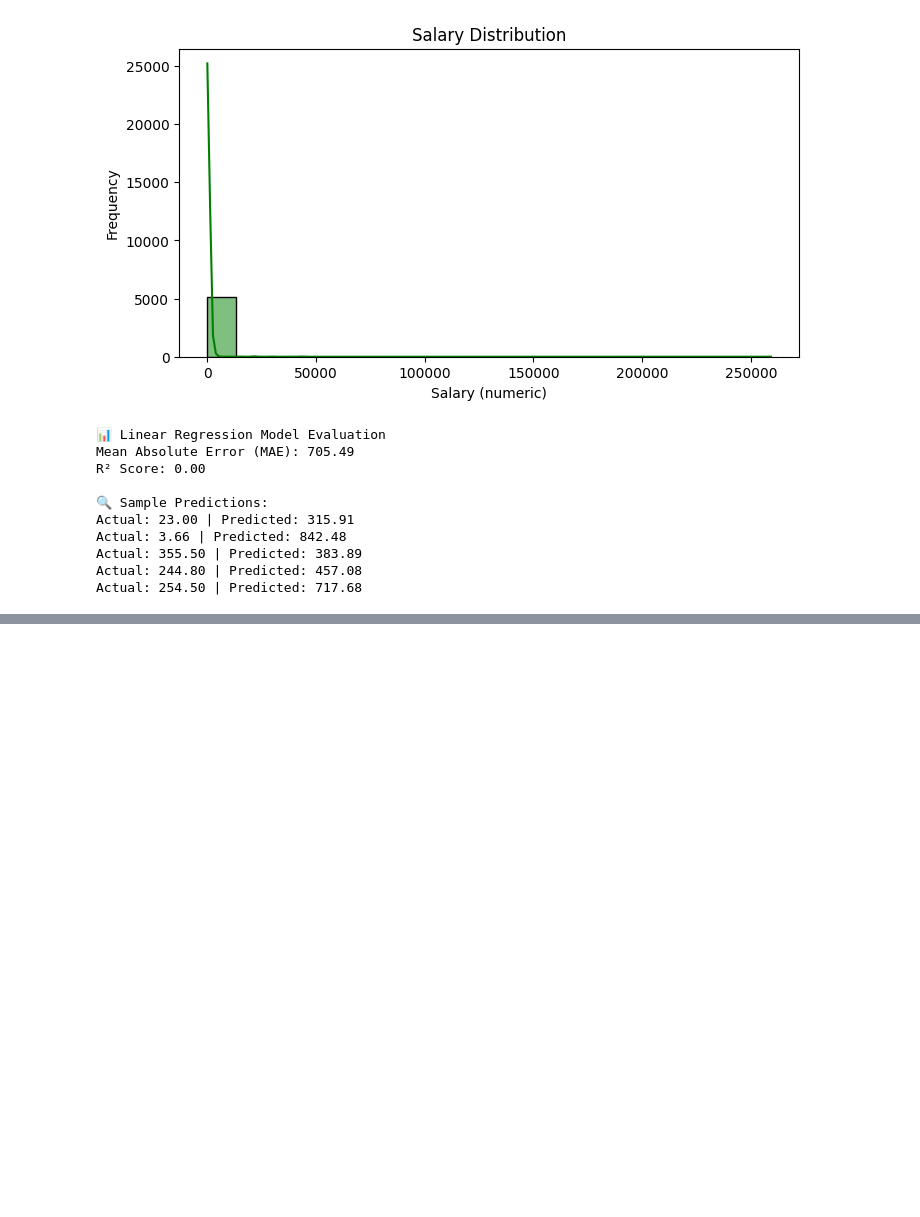
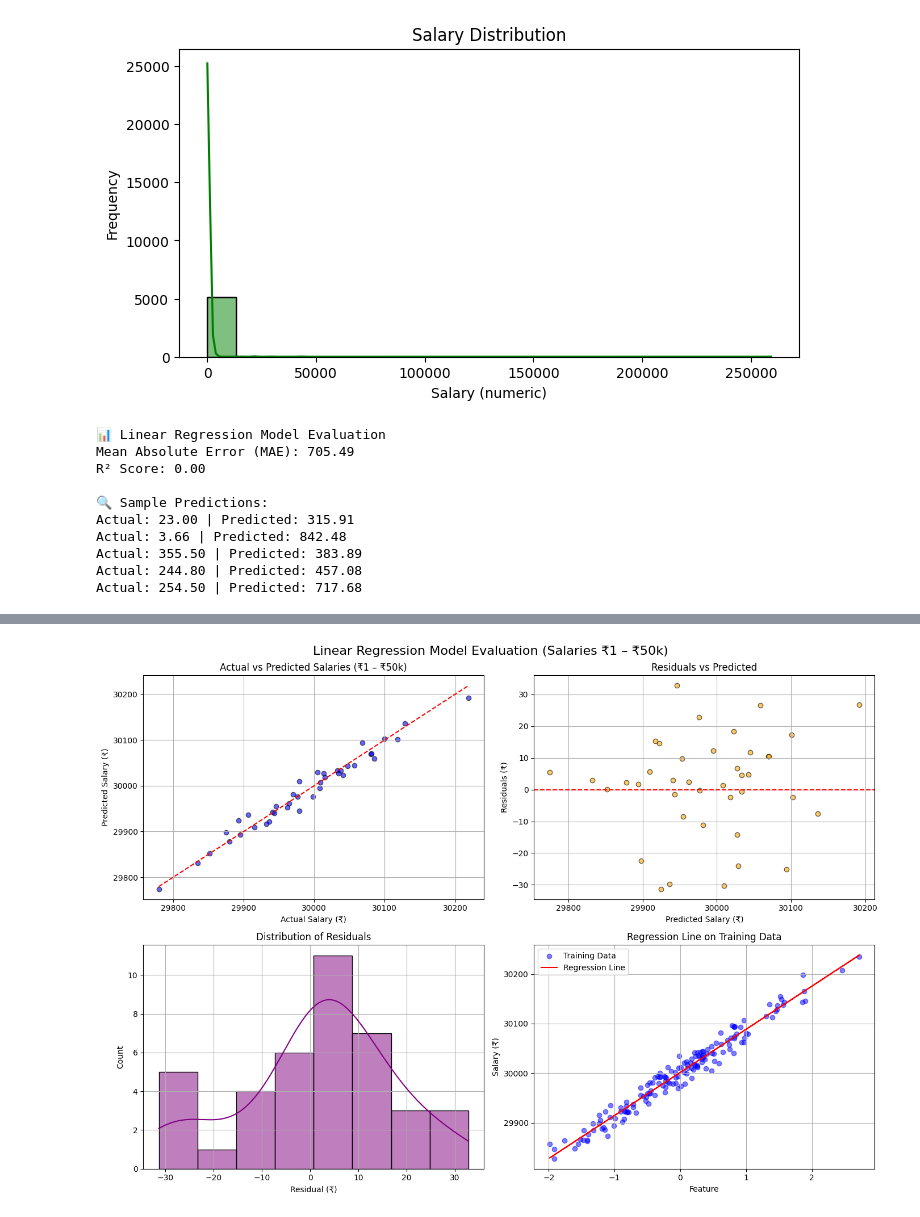
Before and after one commit to Bricx1/ELECTIVE, a Jupyter notebook: alubaJob.ipynb, the cells around one changed output, grey strips where cells are left out. Cells and saved outputs as stored; diff of their text form; code cells hidden in the pictures; blank space fills up the shorter version.

```diff
--- a/alubaJob.ipynb
+++ b/alubaJob.ipynb
@@ -120,0 +108,77 @@ plt.show()
+# %%
+# Required libraries
+import numpy as np
+import matplotlib.pyplot as plt
+import seaborn as sns
+from sklearn.linear_model import LinearRegression
+from sklearn.model_selection import train_test_split
+from sklearn.datasets import make_regression
+
+# Generate sample data (replace this with your actual data if needed)
+X, y = make_regression(n_samples=200, n_features=1, noise=15, random_state=42)
+y = y + 30000  # Shift the base salary lower to increase <₹50k values
+
+# Split the dataset
+X_train, X_test, y_train, y_test = train_test_split(X, y, test_size=0.2, random_state=42)
+
+# Train a linear regression model
+model = LinearRegression()
+model.fit(X_train, y_train)
+
+# Predict on test set
+y_pred = model.predict(X_test)
+
+# Filter for salaries between ₹1 and ₹50,000
+salary_min = 1
+salary_cap = 50000
+mask = (y_test >= salary_min) & (y_test <= salary_cap) & (y_pred <= salary_cap)
+y_test_filtered = y_test[mask]
+y_pred_filtered = y_pred[mask]
+
+# Calculate residuals
+residuals = y_test_filtered - y_pred_filtered
+
+# Create subplots
+fig, axes = plt.subplots(2, 2, figsize=(14, 10))
+plt.subplots_adjust(hspace=0.4, wspace=0.3)
+
+# Plot 1: Actual vs Predicted Salaries
+axes[0, 0].scatter(y_test_filtered, y_pred_filtered, color='blue', alpha=0.6, edgecolors='black')
+axes[0, 0].plot([y_test_filtered.min(), y_test_filtered.max()],
+                [y_test_filtered.min(), y_test_filtered.max()], 'r--')
+axes[0, 0].set_title("Actual vs Predicted Salaries (₹1 – ₹50000)")
+axes[0, 0].set_xlabel("Actual Salary (₹)")
+axes[0, 0].set_ylabel("Predicted Salary (₹)")
+axes[0, 0].grid(True)
+
+# Plot 2: Residuals vs Predicted
+axes[0, 1].scatter(y_pred_filtered, residuals, color='orange', edgecolors='black', alpha=0.6)
+axes[0, 1].axhline(0, color='red', linestyle='--')
+axes[0, 1].set_title("Residuals vs Predicted")
+axes[0, 1].set_xlabel("Predicted Salary (₹)")
+axes[0, 1].set_ylabel("Residuals (₹)")
+axes[0, 1].grid(True)
+
+# Plot 3: Distribution of Residuals
+sns.histplot(residuals, kde=True, ax=axes[1, 0], color='purple')
+axes[1, 0].set_title("Distribution of Residuals")
+axes[1, 0].set_xlabel("Residual (₹)")
+axes[1, 0].grid(True)
+
+# Plot 4: Regression Line on Training Data
+X_plot = X_train.flatten()
+y_train_pred = model.predict(X_train)
+axes[1, 1].scatter(X_plot, y_train, color='blue', alpha=0.5, label="Training Data")
+axes[1, 1].plot(X_plot, y_train_pred, color='red', label="Regression Line")
+axes[1, 1].set_title("Regression Line on Training Data")
+axes[1, 1].set_xlabel("Feature")
+axes[1, 1].set_ylabel("Salary (₹)")
+axes[1, 1].legend()
+axes[1, 1].grid(True)
+
+# Overall title
+plt.suptitle("Linear Regression Model Evaluation (Salaries ₹1 – ₹50k)", fontsize=16)
+plt.tight_layout()
+plt.show()
+# %% [output]
+[figure, added]
```
Also changed, not shown: parts of 1 cell of this notebook.
